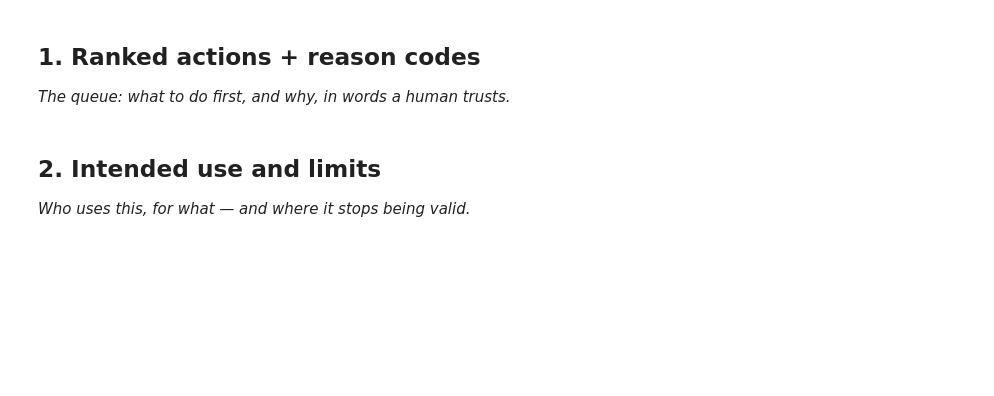
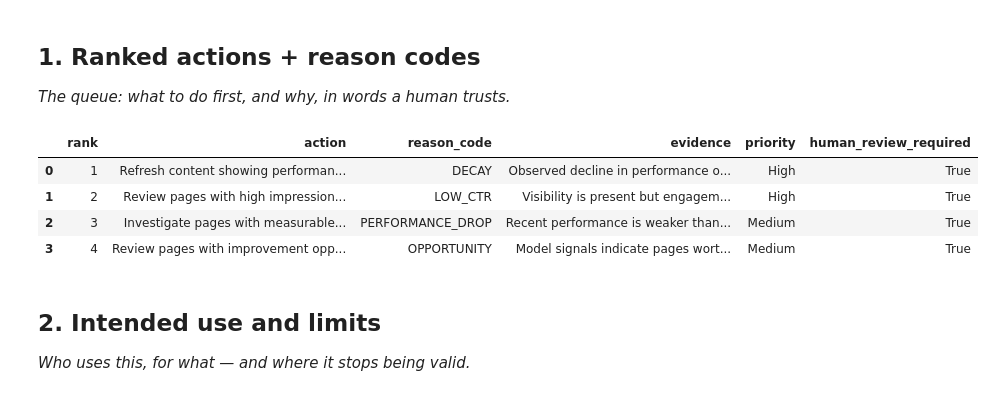
Before and after one commit to prithvirajr203-pixel/Notebook-FlyRank, a Jupyter notebook: work/notebooks/w07_action_playbook.ipynb, the cells around one changed output. Saved outputs shown, nothing was run; the diff lists cells and outputs as text; code cells hidden in the pictures; blank space fills up the shorter version.

```diff
--- a/work/notebooks/w07_action_playbook.ipynb
+++ b/work/notebooks/w07_action_playbook.ipynb
@@ -16,3 +13,48 @@ This skeleton is yours to fill. Work the sections **in order** — each one has
+# %%
+import pandas as pd
+
+ranked_actions = pd.DataFrame([
+    {
+        "rank": 1,
+        "action": "Refresh content showing performance decay",
+        "reason_code": "DECAY",
+        "evidence": "Observed decline in performance over time",
+        "priority": "High",
+        "human_review_required": True
+    },
+    {
+        "rank": 2,
+        "action": "Review pages with high impressions but weak CTR",
+        "reason_code": "LOW_CTR",
+        "evidence": "Visibility is present but engagement is comparatively weak",
+        "priority": "High",
+        "human_review_required": True
+    },
+    {
+        "rank": 3,
+        "action": "Investigate pages with measurable performance drops",
+        "reason_code": "PERFORMANCE_DROP",
+        "evidence": "Recent performance is weaker than the available baseline",
+        "priority": "Medium",
+        "human_review_required": True
+    },
+    {
+        "rank": 4,
+        "action": "Review pages with improvement opportunity",
+        "reason_code": "OPPORTUNITY",
+        "evidence": "Model signals indicate pages worth further investigation",
+        "priority": "Medium",
+        "human_review_required": True
+    }
+])
+
+display(ranked_actions)
+# %% [output]
+|  | rank | action | reason_code | evidence | priority | human_review_required |
+| 0 | 1 | Refresh content showing performan... | DECAY | Observed decline in performance o... | High | True |
+| 1 | 2 | Review pages with high impression... | LOW_CTR | Visibility is present but engagem... | High | True |
+| 2 | 3 | Investigate pages with measurable... | PERFORMANCE_DROP | Recent performance is weaker than... | Medium | True |
+| 3 | 4 | Review pages with improvement opp... | OPPORTUNITY | Model signals indicate pages wort... | Medium | True |
 # %% [markdown]
 ## 2. Intended use and limits
 
```
Also changed, not shown: parts of 9 cells of this notebook.
